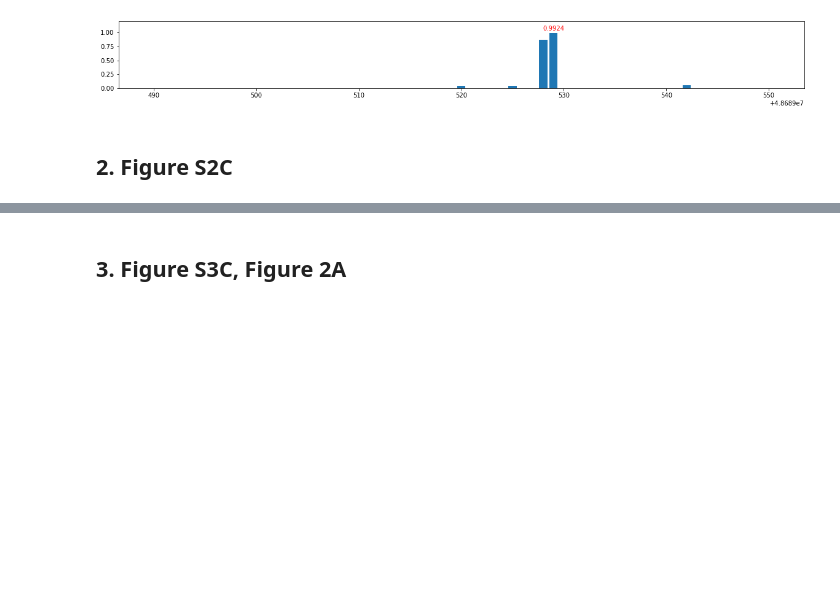
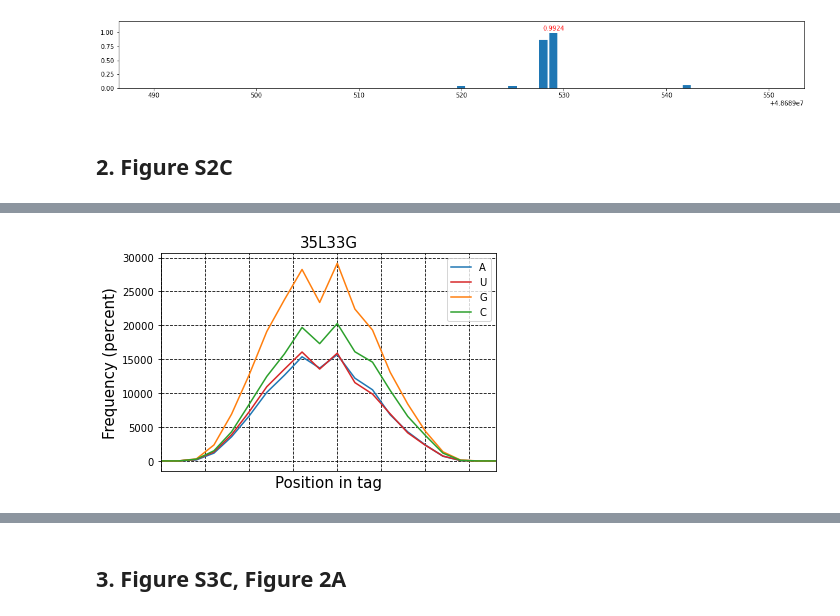
Before and after one commit to kangjunseo/Bioinformatics, a Jupyter notebook: QBioLab_Internship/Mission4.ipynb, the cells around one changed output, grey strips where cells are left out. Drawn from its saved outputs; the diff is of its cells as text; code cells hidden in the pictures; blank space fills up the shorter version.

```diff
--- a/QBioLab_Internship/Mission4.ipynb
+++ b/QBioLab_Internship/Mission4.ipynb
@@ -300,0 +310,20 @@ plt.show()
+# %%
+plt.title("35L33G", fontsize=15)
+plt.grid(linestyle = '--', color = 'black')
+plt.xlim([0,19])
+plt.plot(D_df[0], 'C0', label='A')
+plt.plot(D_df[1], 'C3', label='U')
+plt.plot(D_df[2], 'C1', label='G')
+plt.plot(D_df[3], 'C2', label='C')
+plt.xlabel('Position in tag', fontsize=15)
+plt.ylabel('Frequency (percent)', fontsize=15)
+plt.tick_params(
+    axis='x',          # changes apply to the x-axis
+    which='both',      # both major and minor ticks are affected
+    bottom=False,      # ticks along the bottom edge are off
+    top=False,         # ticks along the top edge are off
+    labelbottom=False) # labels along the bottom edge are off
+plt.legend()
+plt.show()
+# %% [output]
+[figure, added]
```
Also changed, not shown: parts of 12 cells of this notebook.
